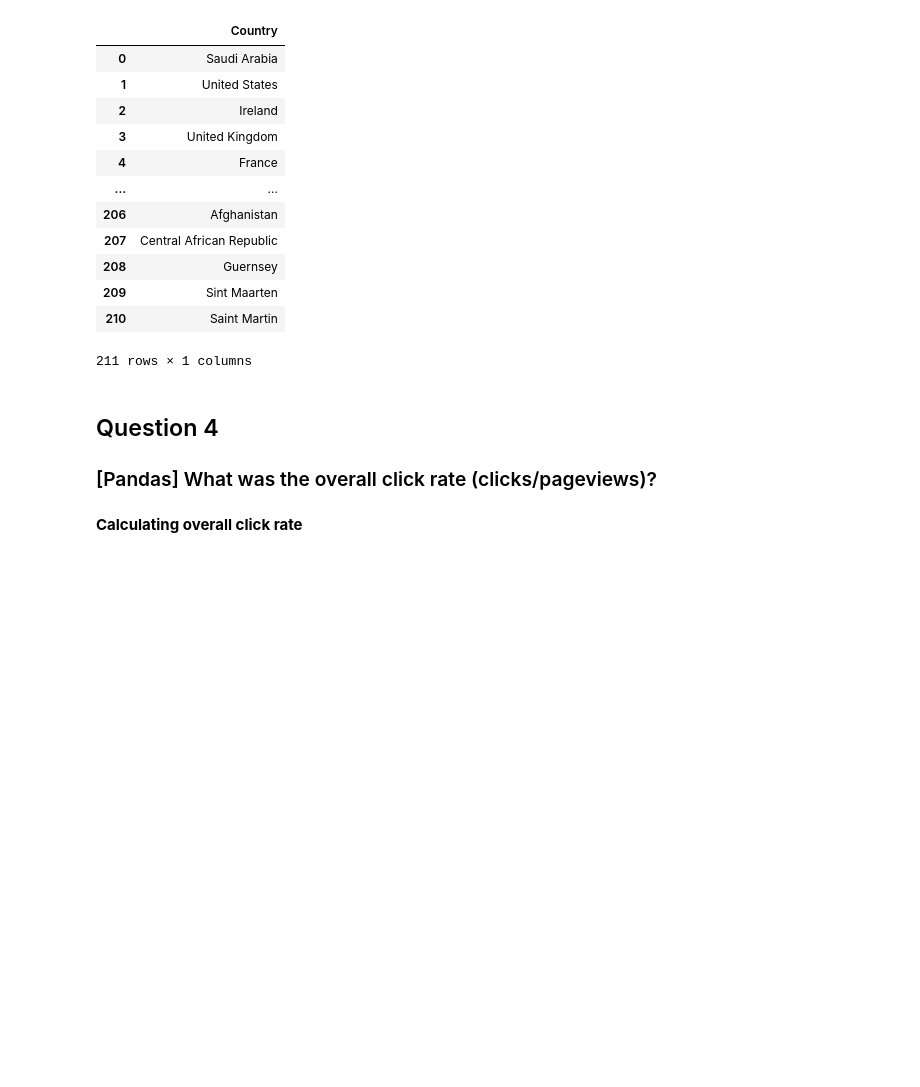
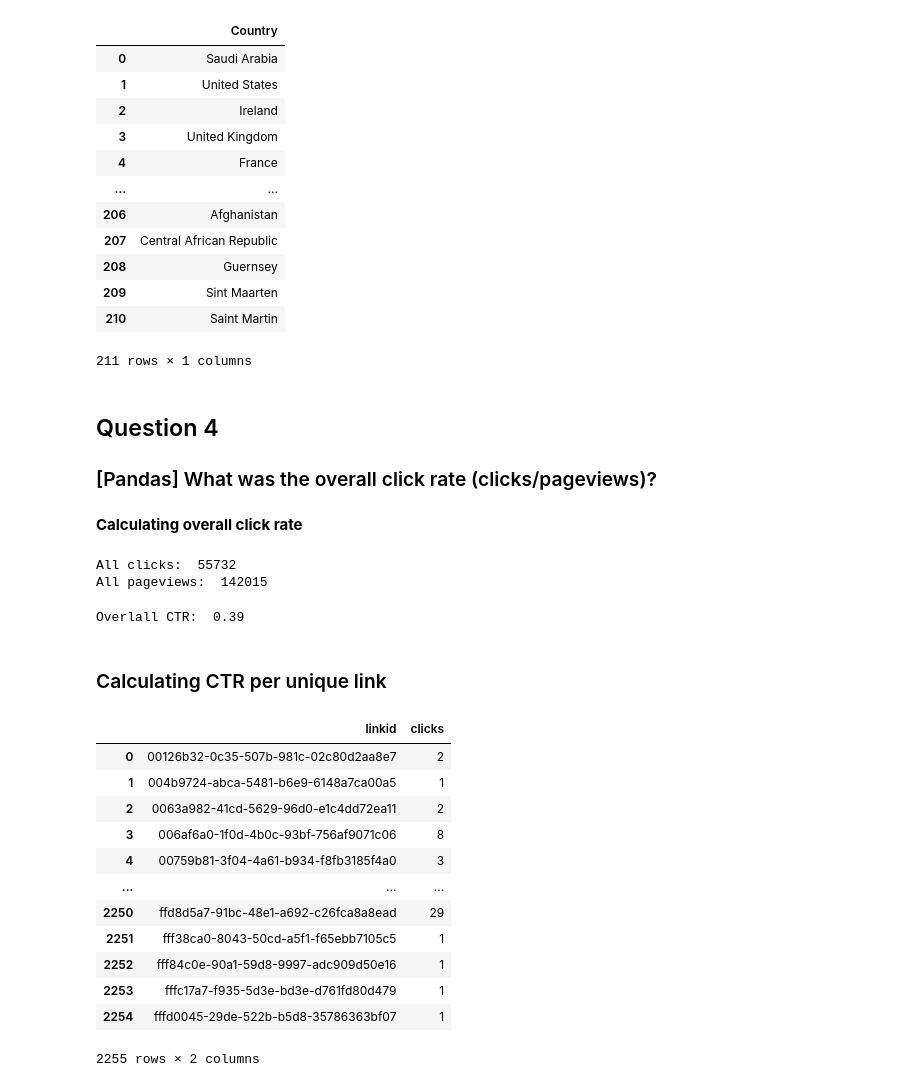
Before and after one commit to BartoszWierzbicki/Stratascratch-Projects, a Jupyter notebook: Web Traffic Analysis/traffic.ipynb, the cells around one changed output. Saved outputs shown, nothing was run; the diff lists cells and outputs as text; code cells hidden in the pictures; blank space fills up the shorter version.

```diff
--- a/Web Traffic Analysis/traffic.ipynb
+++ b/Web Traffic Analysis/traffic.ipynb
@@ -138,4 +138,17 @@ pd.DataFrame(data=df_click_countries['country'].dropna().unique(), columns=['Cou
 # %% [markdown]
 **Calculating overall click rate**
 # %%
-all_clicks = df[df['event'] == 'click']
+all_clicks = df[df['event'] == 'click']['event'].count()
+print("All clicks: ", all_clicks)
+all_pageviews = df[df['event'] == 'pageview']['event'].count()
+print("All pageviews: ", all_pageviews)
+# %% [output]
+All clicks:  55732
+All pageviews:  142015
+# %%
+ctr = round(all_clicks/all_pageviews,2)
+print("Overlall CTR: ", ctr)
+# %% [output]
+Overlall CTR:  0.39
+# %% [markdown]
+### Calculating CTR per unique link
@@ -141,0 +162,16 @@ all_clicks = df[df['event'] == 'click']
+# %%
+link_clicks
+# %% [output]
+|  | linkid | clicks |
+| 0 | 00126b32-0c35-507b-981c-02c80d2aa8e7 | 2 |
+| 1 | 004b9724-abca-5481-b6e9-6148a7ca00a5 | 1 |
+| 2 | 0063a982-41cd-5629-96d0-e1c4dd72ea11 | 2 |
+| 3 | 006af6a0-1f0d-4b0c-93bf-756af9071c06 | 8 |
+| 4 | 00759b81-3f04-4a61-b934-f8fb3185f4a0 | 3 |
+| ... | ... | ... |
+| 2250 | ffd8d5a7-91bc-48e1-a692-c26fca8a8ead | 29 |
+| 2251 | fff38ca0-8043-50cd-a5f1-f65ebb7105c5 | 1 |
+| 2252 | fff84c0e-90a1-59d8-9997-adc909d50e16 | 1 |
+| 2253 | fffc17a7-f935-5d3e-bd3e-d761fd80d479 | 1 |
+| 2254 | fffd0045-29de-522b-b5d8-35786363bf07 | 1 |
+2255 rows × 2 columns
```
Also changed, not shown: parts of 10 cells of this notebook.
